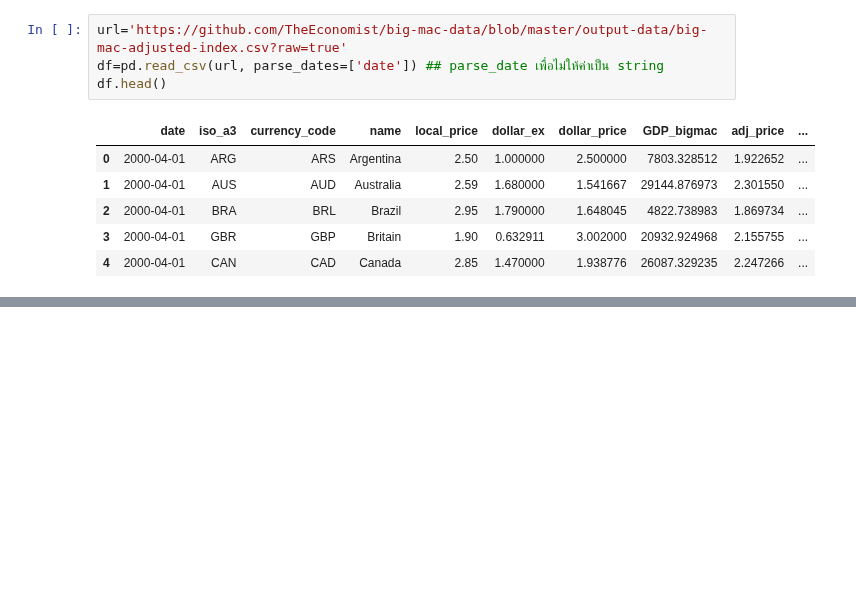
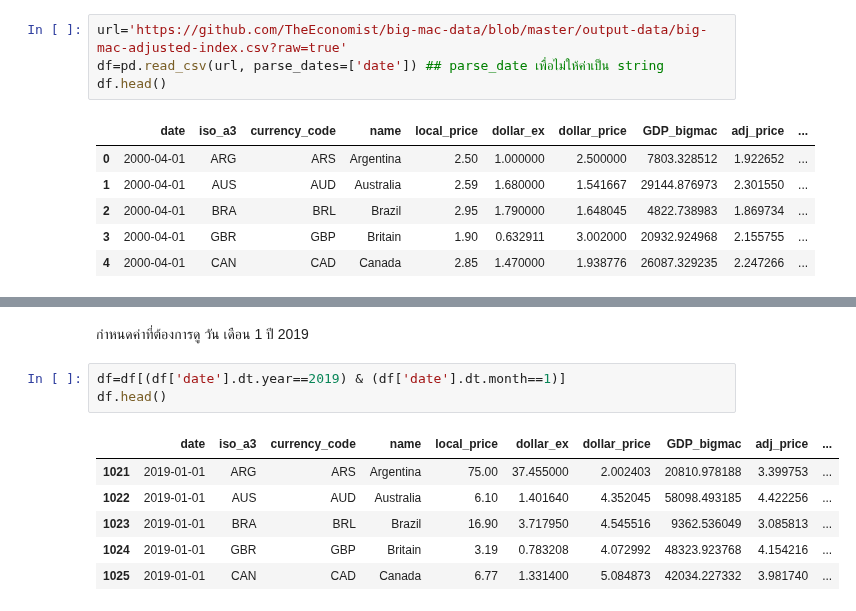
Before and after one commit to DevNutthapng2017/lab_mach_learn, a Jupyter notebook: simple_linear_regression.ipynb, the cells around one changed output, grey strips where cells are left out. Cells and saved outputs as stored; diff of their text form; blank space fills up the shorter version.

```diff
--- a/simple_linear_regression.ipynb
+++ b/simple_linear_regression.ipynb
@@ -31,0 +52,12 @@ df.info()
+# %% [markdown]
+กำหนดค่าที่ต้องการดู วัน เดือน 1 ปี 2019
+# %%
+df=df[(df['date'].dt.year==2019) & (df['date'].dt.month==1)]
+df.head()
+# %% [output]
+|  | date | iso_a3 | currency_code | name | local_price | dollar_ex | dollar_price | GDP_bigmac | adj_price | ... |
+| 1021 | 2019-01-01 | ARG | ARS | Argentina | 75.00 | 37.455000 | 2.002403 | 20810.978188 | 3.399753 | ... |
+| 1022 | 2019-01-01 | AUS | AUD | Australia | 6.10 | 1.401640 | 4.352045 | 58098.493185 | 4.422256 | ... |
+| 1023 | 2019-01-01 | BRA | BRL | Brazil | 16.90 | 3.717950 | 4.545516 | 9362.536049 | 3.085813 | ... |
+| 1024 | 2019-01-01 | GBR | GBP | Britain | 3.19 | 0.783208 | 4.072992 | 48323.923768 | 4.154216 | ... |
+| 1025 | 2019-01-01 | CAN | CAD | Canada | 6.77 | 1.331400 | 5.084873 | 42034.227332 | 3.981740 | ... |
```
Also changed, not shown: parts of 38 cells of this notebook.
